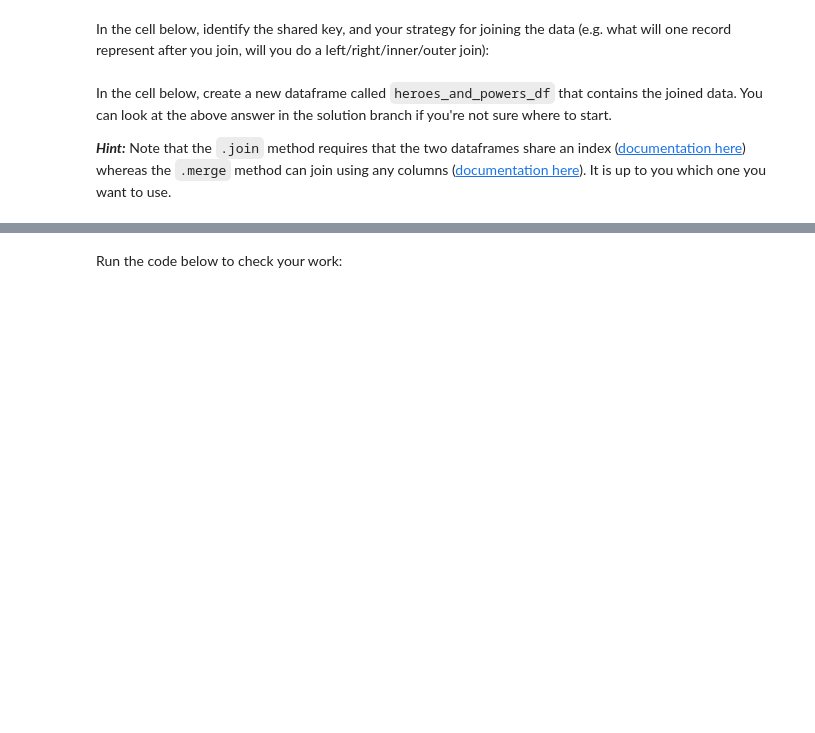
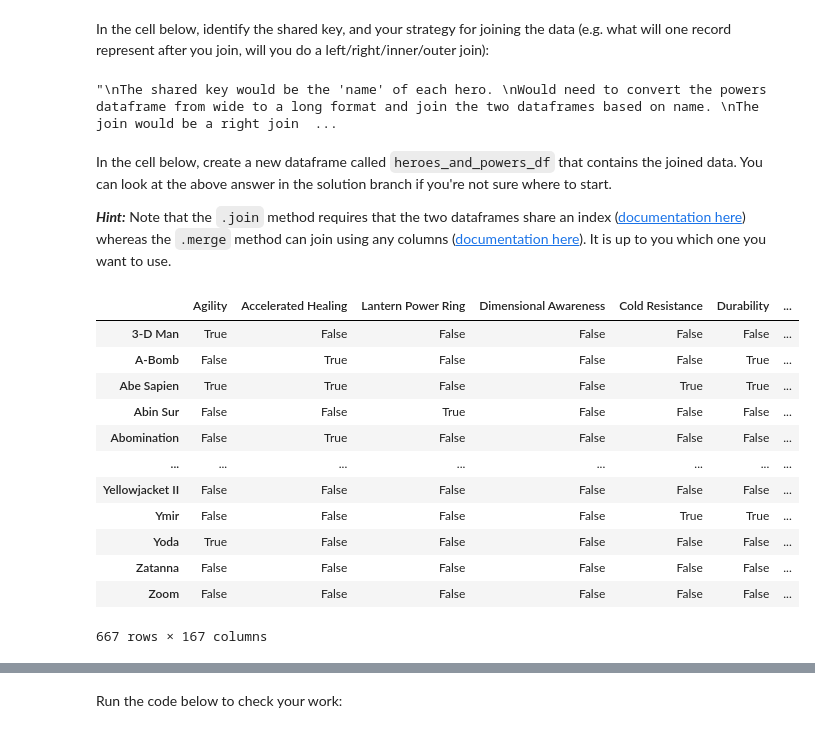
Before and after one commit to eric8395/dsc-pandas-data-cleaning-lab, a Jupyter notebook: index.ipynb, the cells around one changed output, grey strips where cells are left out. Cells and saved outputs as stored; diff of their text form; code cells hidden in the pictures; blank space fills up the shorter version.

```diff
--- a/index.ipynb
+++ b/index.ipynb
@@ -154,3 +194,5 @@ None
 Now, repeat the same process with `super_hero_powers.csv`. Name the dataframe `powers_df`. This time, make sure you use `index_col=0` when opening the CSV because the index contains important information.
 # %%
 # Your code here (create more cells as needed)
+powers_df = pd.read_csv('super_hero_powers.csv', index_col = 0)
+powers_df.head()
@@ -294,4 +434,31 @@ None
+# %%
+# Replace None with appropriate text
+"""
+The shared key would be the 'name' of each hero.
+Would need to convert the powers dataframe from wide to a long format and join the two dataframes based on name.
+The join would be a right join since we want height information from the hero dataframe to be joined with all the information in the powers dataframe.
+"""
+# %% [output]
+"\nThe shared key would be the 'name' of each hero. \nWould need to convert the powers dataframe from wide to a long format and join the two dataframes based on name. \nThe join would be a right join  ...
 # %% [markdown]
 In the cell below, create a new dataframe called `heroes_and_powers_df` that contains the joined data. You can look at the above answer in the solution branch if you're not sure where to start.
 
 ***Hint:*** Note that the `.join` method requires that the two dataframes share an index ([documentation here](https://pandas.pydata.org/pandas-docs/stable/reference/api/pandas.DataFrame.join.html)) whereas the `.merge` method can join using any columns ([documentation here](https://pandas.pydata.org/pandas-docs/stable/reference/api/pandas.DataFrame.merge.html)). It is up to you which one you want to use.
+# %%
+# transpose (swap columns with names) powers_df
+powers_transposed = powers_df.T
+powers_transposed
+# %% [output]
+|  | Agility | Accelerated Healing | Lantern Power Ring | Dimensional Awareness | Cold Resistance | Durability | ... |
+| 3-D Man | True | False | False | False | False | False | ... |
+| A-Bomb | False | True | False | False | False | True | ... |
+| Abe Sapien | True | True | False | False | True | True | ... |
+| Abin Sur | False | False | True | False | False | False | ... |
+| Abomination | False | True | False | False | False | False | ... |
+| ... | ... | ... | ... | ... | ... | ... | ... |
+| Yellowjacket II | False | False | False | False | False | False | ... |
+| Ymir | False | False | False | False | True | True | ... |
+| Yoda | True | False | False | False | False | False | ... |
+| Zatanna | False | False | False | False | False | False | ... |
+| Zoom | False | False | False | False | False | False | ... |
+667 rows × 167 columns
```
Also changed, not shown: parts of 48 cells of this notebook.
